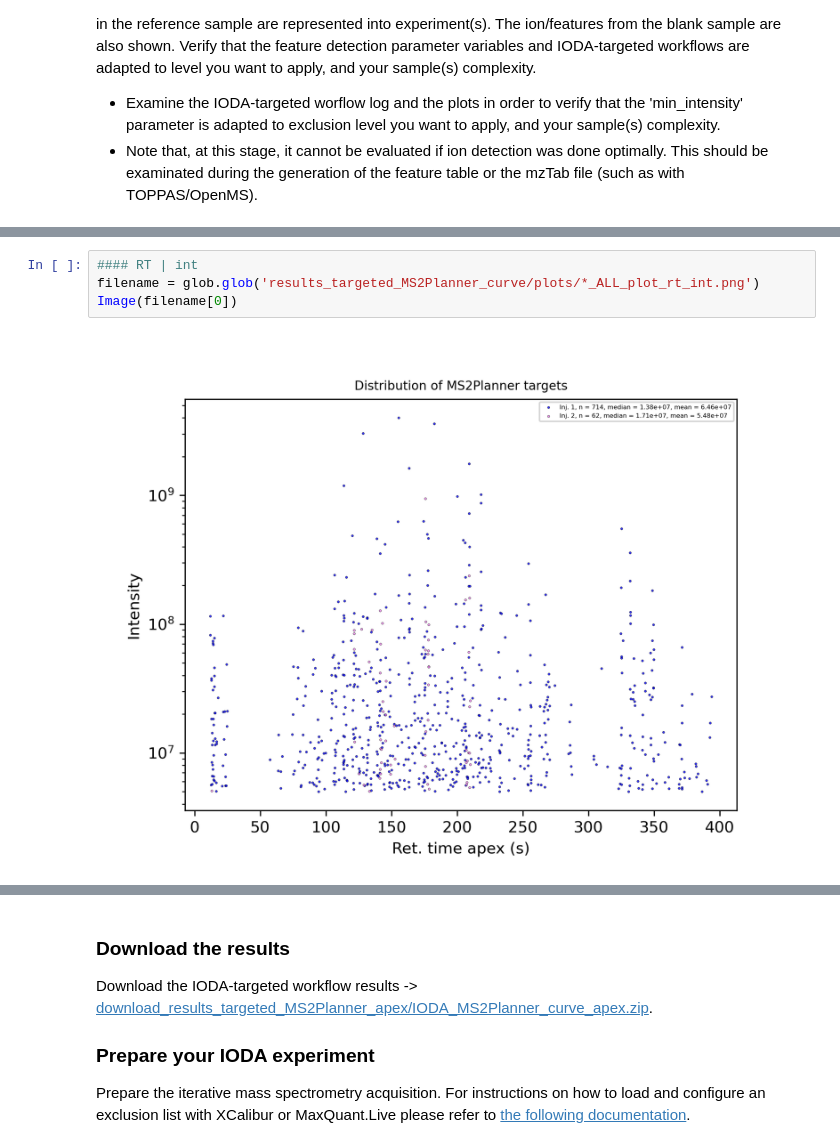
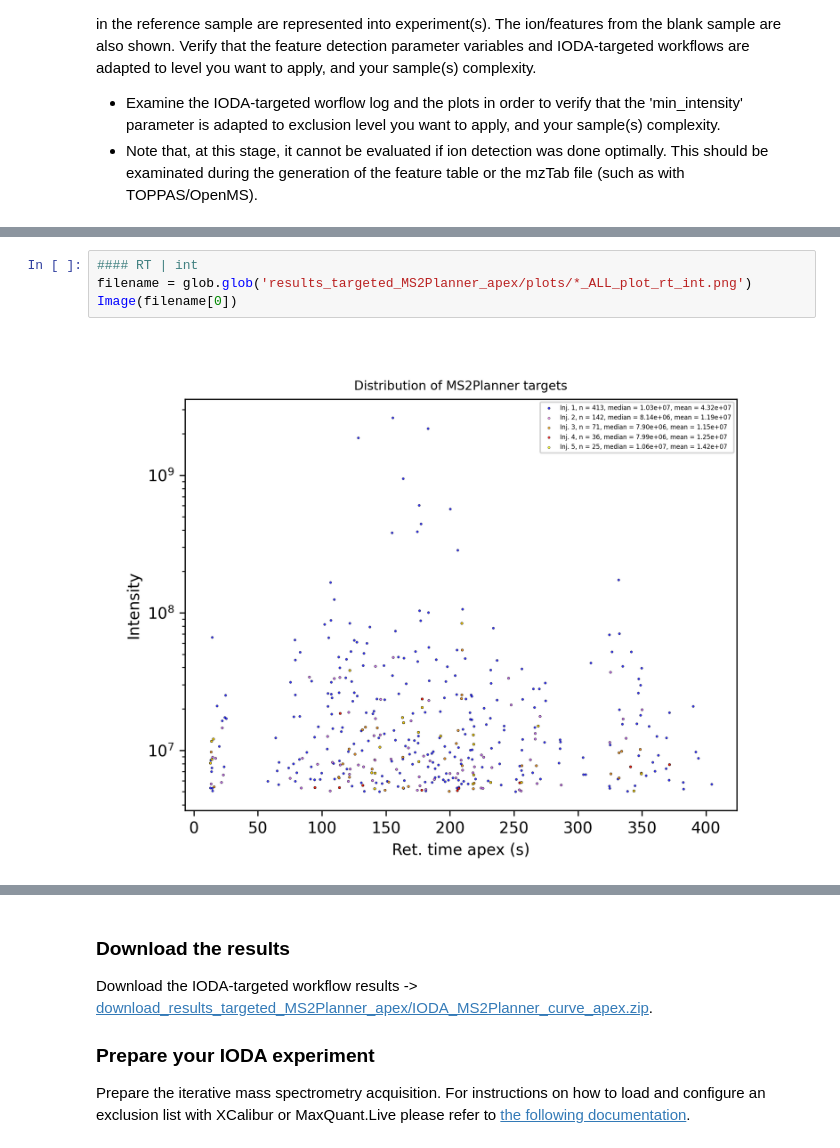
Before and after one commit to lfnothias/IODA_MassSpec, a Jupyter notebook: IODA_MS2Planner.ipynb, the cells around one changed output, grey strips where cells are left out. Saved outputs shown, nothing was run; the diff lists cells and outputs as text.

```diff
--- a/IODA_MS2Planner.ipynb
+++ b/IODA_MS2Planner.ipynb
@@ -231,8 +308,8 @@ Image(filename[0])
 # %%
 #### RT | int
-filename = glob.glob('results_targeted_MS2Planner_curve/plots/*_ALL_plot_rt_int.png')
+filename = glob.glob('results_targeted_MS2Planner_apex/plots/*_ALL_plot_rt_int.png')
 Image(filename[0])
 # %% [output]
-[figure, old version]
+[figure, new version]
 # %%
 #### m/z | RT
```
Also changed, not shown: parts of 12 cells of this notebook, 2 other files.
